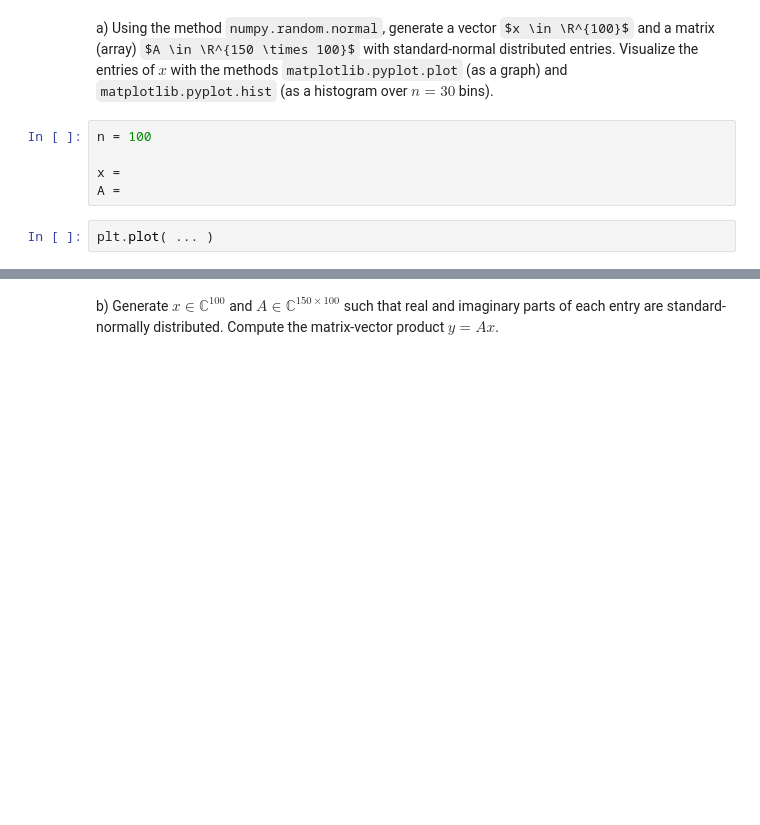
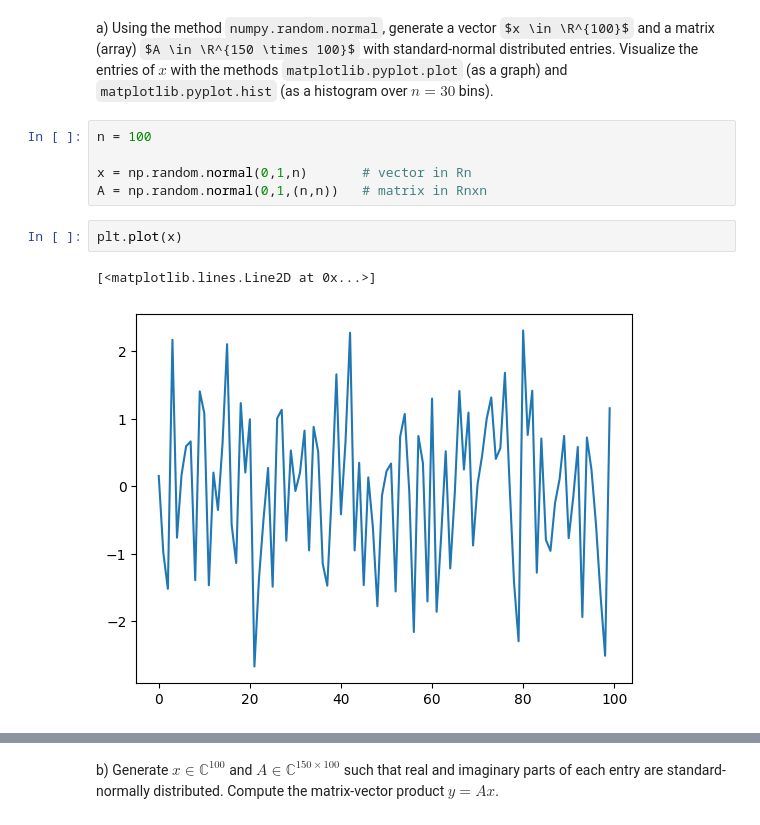
Before and after one commit to numustafa/Numerical-Linear-Algebra, a Jupyter notebook: week 1/basics.ipynb, the cells around one changed output, grey strips where cells are left out. Drawn from its saved outputs; the diff is of its cells as text; some formulas as TeX source; blank space fills up the shorter version.

```diff
--- a/week 1/basics.ipynb
+++ b/week 1/basics.ipynb
@@ -8,11 +8,14 @@ import matplotlib.pyplot as plt
 # %% [markdown]
 a) Using the method `numpy.random.normal`, generate a vector $x \in \R^{100}$ and a matrix (array) $A \in \R^{150 \times 100}$ with standard-normal distributed entries.
 Visualize the entries of $x$ with the methods `matplotlib.pyplot.plot` (as a graph) and `matplotlib.pyplot.hist` (as a histogram over $n = 30$ bins).
-# %%
-n = 100
-
-x =
-A =
+# %%
+n = 100
+
+x = np.random.normal(0,1,n)       # vector in Rn
+A = np.random.normal(0,1,(n,n))   # matrix in Rnxn
 # %%
-plt.plot( ... )
+plt.plot(x)
+# %% [output]
+[<matplotlib.lines.Line2D at 0x...>]
+[figure, added]
 # %%
```
Also changed, not shown: parts of 6 cells of this notebook.
